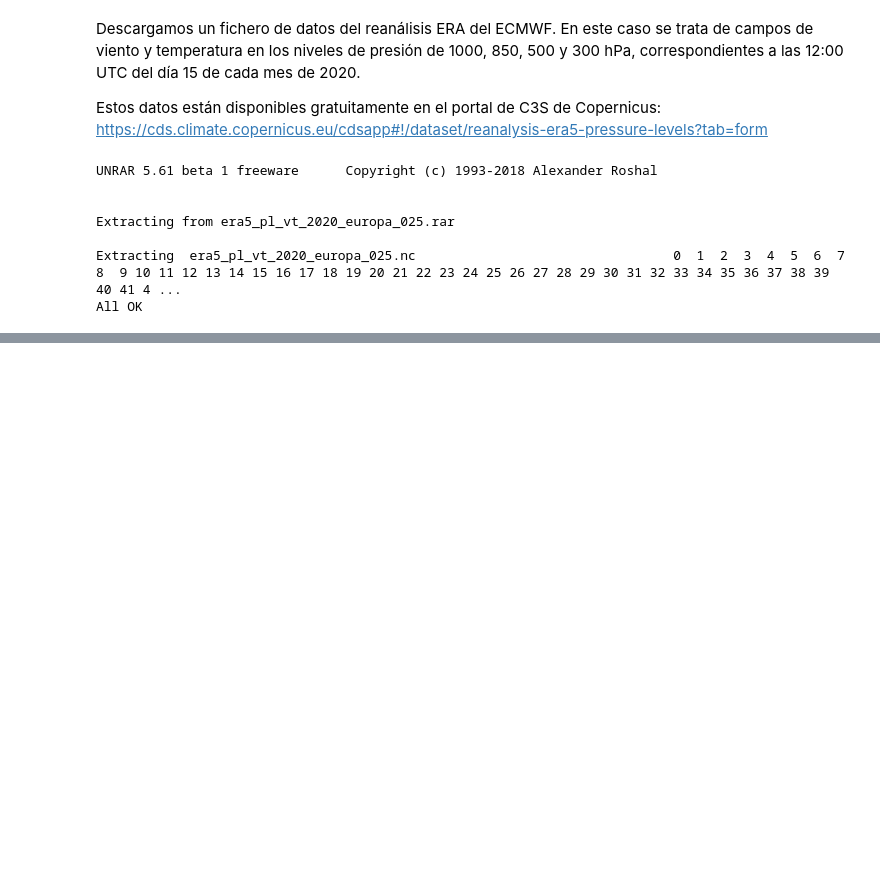
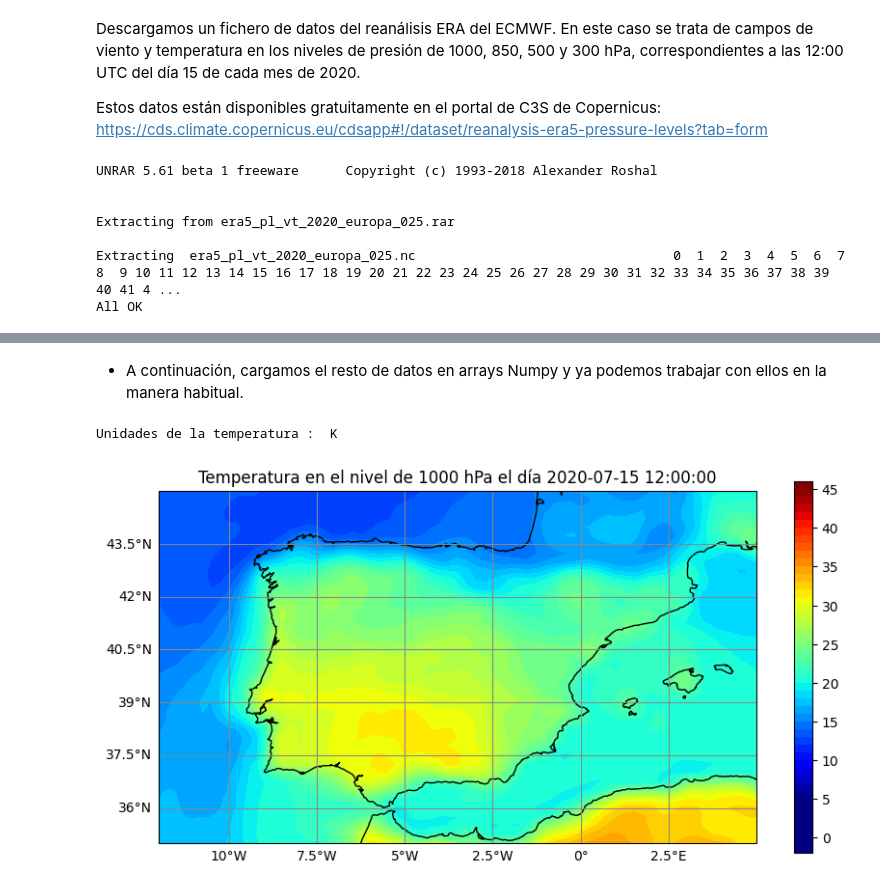
Before and after one commit to waveology/kitchen, a Jupyter notebook: introduccion_netcdf4.ipynb, the cells around one changed output, grey strips where cells are left out. Drawn from its saved outputs; the diff is of its cells as text; code cells hidden in the pictures; blank space fills up the shorter version.

```diff
--- a/introduccion_netcdf4.ipynb
+++ b/introduccion_netcdf4.ipynb
@@ -84,0 +90,4 @@ import numpy as np
+# %%
+# Apertura de un fichero de datos NetCDF en modo lectura ('r')
+# -----------------------------------------------------------
+ds = nc.Dataset('/content/era5_2000.nc',   mode='r')
@@ -84,0 +280,75 @@ import numpy as np
+# %% [markdown]
+* A continuación, cargamos el resto de datos en arrays Numpy y ya podemos trabajar con ellos en la manera habitual.
+# %%
+# Leemos el vector de longitudes
+# -------------------------------
+longitud = ds.variables['longitude'][:]
+
+# Leemos el vector de latitudes
+# -------------------------------
+latitud = ds.variables['latitude'][:]
+
+# ¿Qué unidades tiene la temperatura?
+# -----------------------------------
+print('Unidades de la temperatura : ',ds.variables['t'].units)
+# %% [output]
+Unidades de la temperatura :  K
+# %%
+# Leemos la matriz de temperaturas para:
+#    el día 17 de julio de 2020 a las 12:00UTC (índice 6)
+#    la presión de 1000 hPa (índice 3)
+# Cambiamos de unidades el resultado pasando de Kelvin a grados centígrados
+# ---------------------------------------------------------------------------
+itime  = 6
+ilevel = 3
+temperatura = ds.variables['t'][itime, ilevel, :, :] - 275.15
+# %%
+# Extensiones para el dibujo de mapas
+# -----------------------------------
+import cartopy.crs as ccrs
+import cartopy.feature as cfeature
+
+# Creamos una figura
+# -------------------
+fig = plt.figure(figsize=[10, 5])
+
+# Añadimos un mapa con proyección ortográfica equirectangular
+# -----------------------------------------------------------
+ax = fig.add_subplot(1,1,1, projection=ccrs.PlateCarree())
+
+# Área geográfica
+# -----------------
+ax.set_extent((-12,5,35,45))
+
+# Paralelos y meridianos
+# -----------------------
+gl = ax.gridlines(color='#888888', draw_labels=True)
+gl.top_labels=False
+gl.right_labels=False
+
+# Línea de costa
+# ----------------
+ax.add_feature(cfeature.COASTLINE, edgecolor='black', lw=1)
+
+# Mapa de temperaturas
+# -----------------------
+pc = ax.contourf(longitud, latitud, temperatura,
+            levels = 50,
+            transform=ccrs.PlateCarree(),
+            cmap='jet',
+            vmin=5,
+            vmax=45
+                 )
+# Escala de color
+# --------------------
+cbar = fig.colorbar(pc)
+
+
+# Título para el gráfico
+# ---------------------------------------------------------------
+ax.set_title('Temperatura en el nivel de %d hPa el día %s' % (ds.variables['level'][ilevel],fechas[itime]))
+
+
+plt.show()
+# %% [output]
+[figure, added]
```
Also changed, not shown: parts of 33 cells of this notebook.
